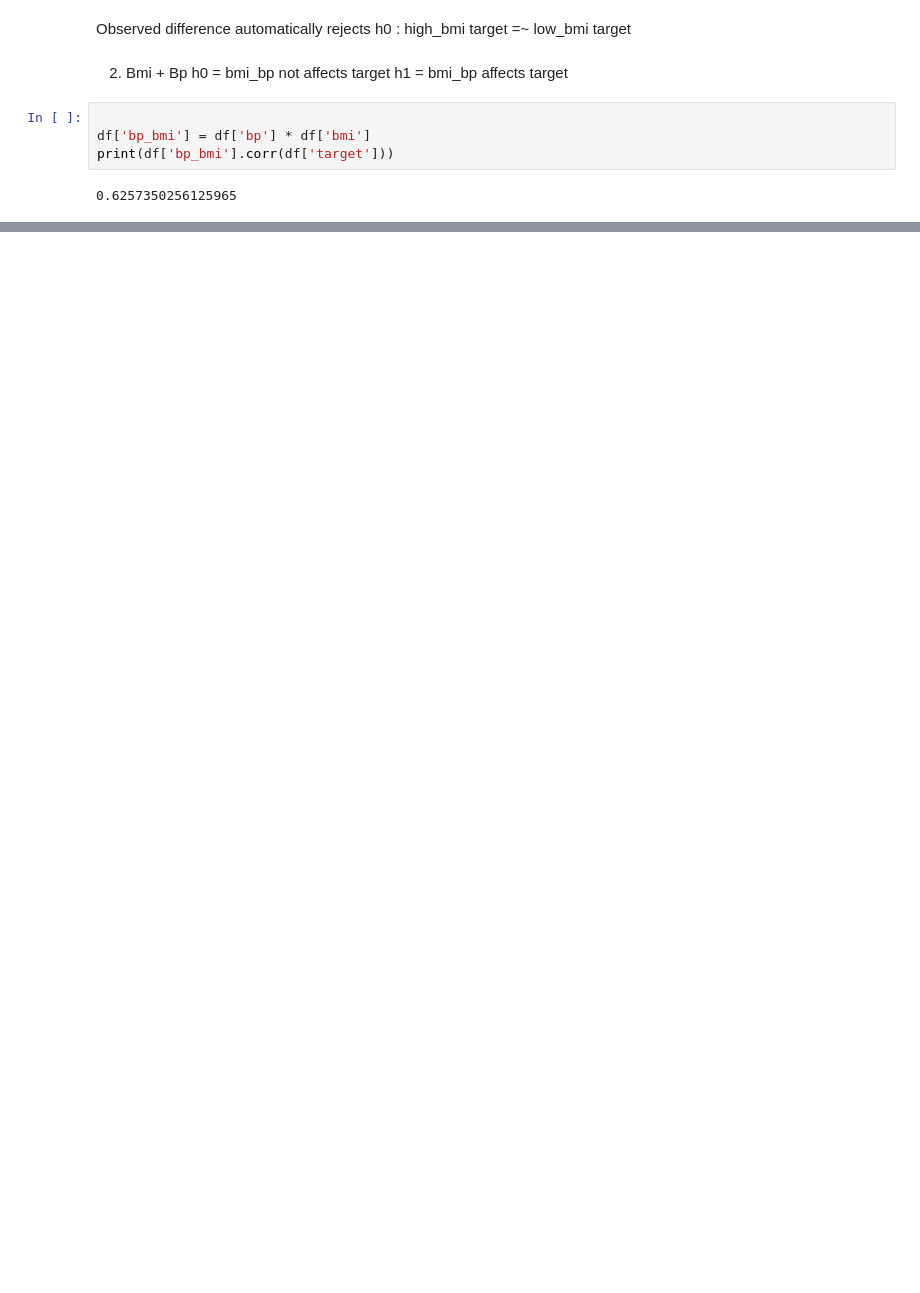
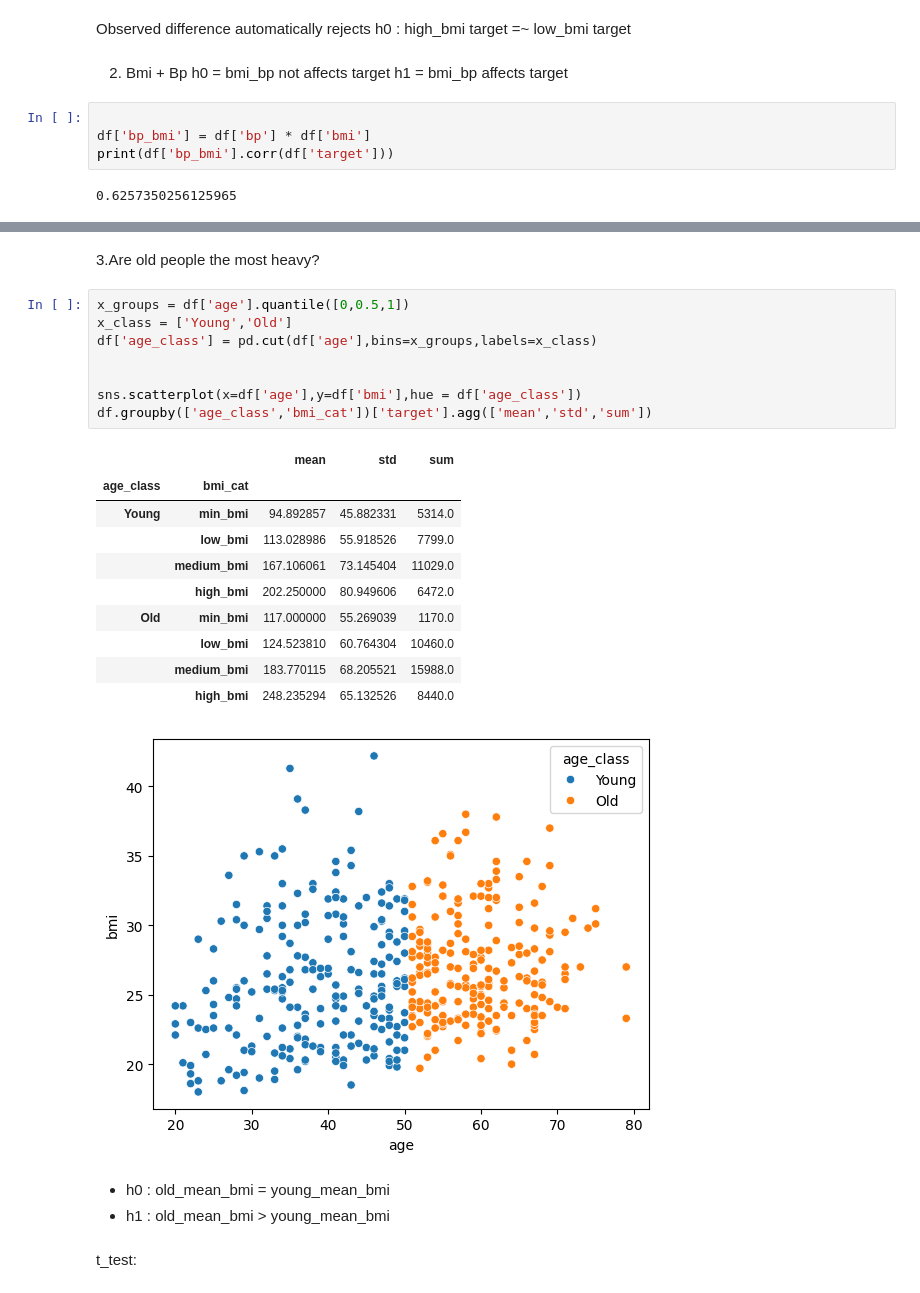
Before and after one commit to roossqg/-Data-Science-Hub, a Jupyter notebook: Models_and_Data/Math_teory/diabetes.ipynb, the cells around one changed output, grey strips where cells are left out. Saved outputs shown, nothing was run; the diff lists cells and outputs as text; blank space fills up the shorter version.

```diff
--- a/Models_and_Data/Math_teory/diabetes.ipynb
+++ b/Models_and_Data/Math_teory/diabetes.ipynb
@@ -302,0 +317,27 @@ dtype: float64
+# %% [markdown]
+3.Are old people the most heavy?
+# %%
+x_groups = df['age'].quantile([0,0.5,1])
+x_class = ['Young','Old']
+df['age_class'] = pd.cut(df['age'],bins=x_groups,labels=x_class)
+
+
+sns.scatterplot(x=df['age'],y=df['bmi'],hue = df['age_class'])
+df.groupby(['age_class','bmi_cat'])['target'].agg(['mean','std','sum'])
+# %% [output]
+|  |  | mean | std | sum |
+| age_class | bmi_cat |  |  |  |
+| Young | min_bmi | 94.892857 | 45.882331 | 5314.0 |
+|  | low_bmi | 113.028986 | 55.918526 | 7799.0 |
+|  | medium_bmi | 167.106061 | 73.145404 | 11029.0 |
+|  | high_bmi | 202.250000 | 80.949606 | 6472.0 |
+| Old | min_bmi | 117.000000 | 55.269039 | 1170.0 |
+|  | low_bmi | 124.523810 | 60.764304 | 10460.0 |
+|  | medium_bmi | 183.770115 | 68.205521 | 15988.0 |
+|  | high_bmi | 248.235294 | 65.132526 | 8440.0 |
+[figure, added]
+# %% [markdown]
+- h0 : old_mean_bmi = young_mean_bmi
+- h1 : old_mean_bmi > young_mean_bmi
+# %% [markdown]
+t_test:
```
Also changed, not shown: parts of 7 cells of this notebook.
